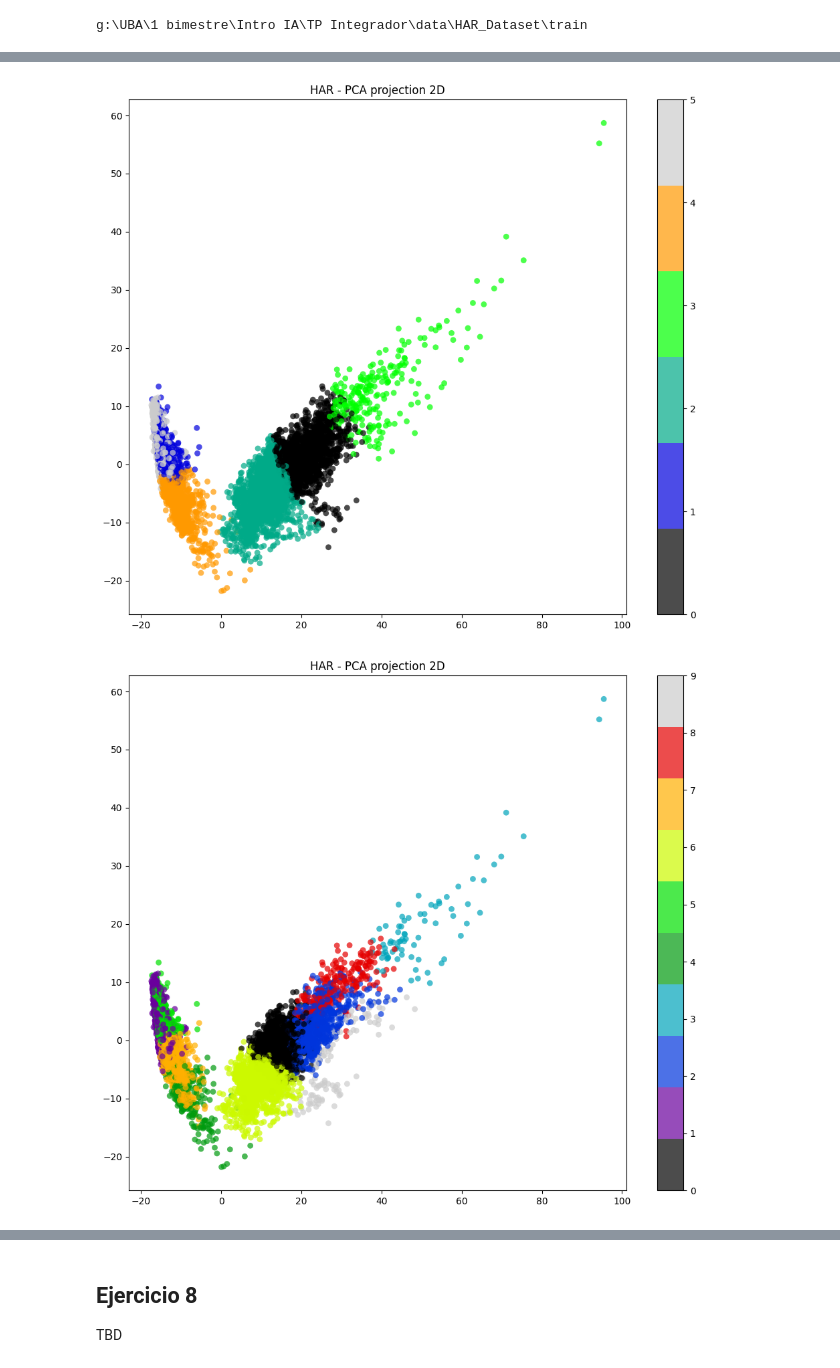
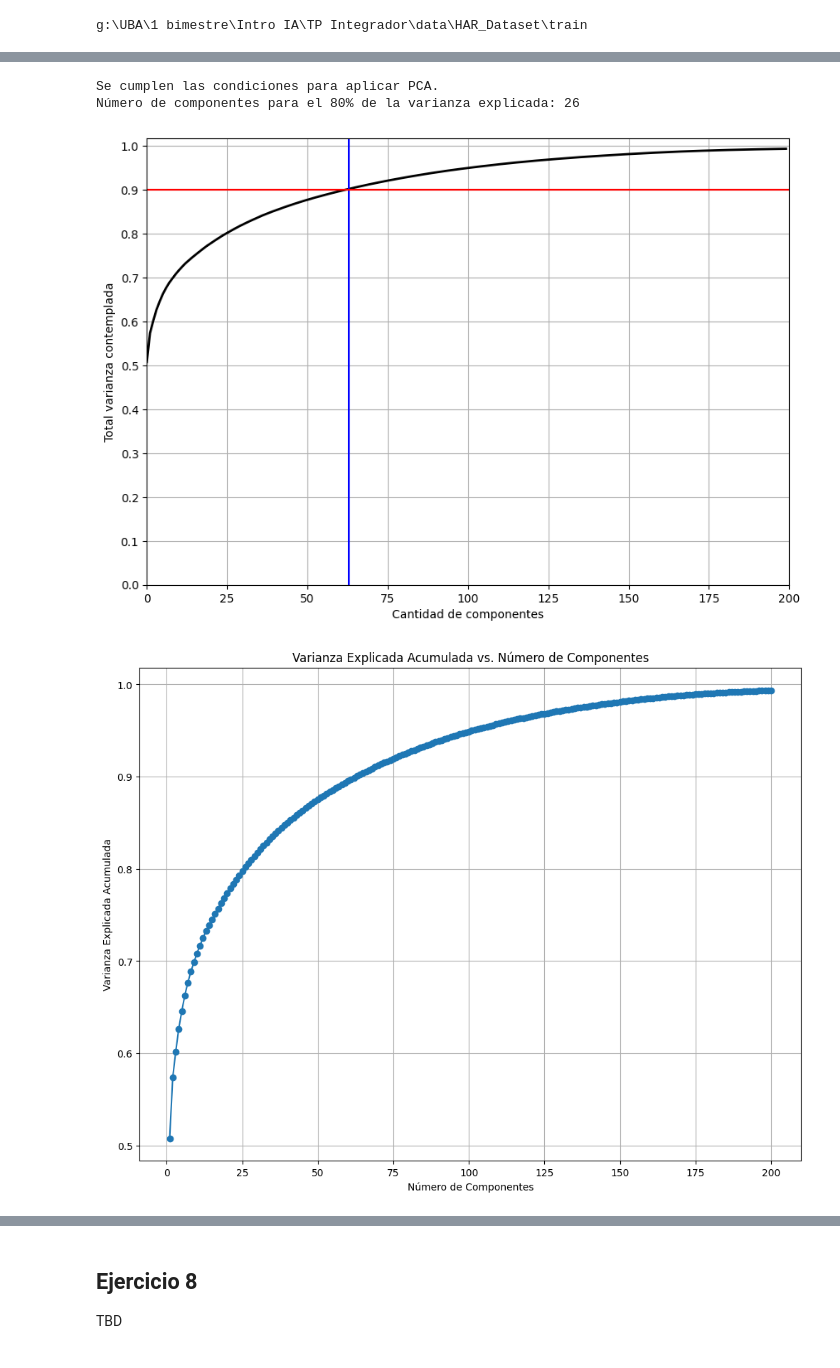
Before and after one commit to kchomontiel/TP-Integrador, a Jupyter notebook: TP_Integrador_Carlos_Montiel.ipynb, the cells around one changed output, grey strips where cells are left out. Saved outputs shown, nothing was run; the diff lists cells and outputs as text; code cells hidden in the pictures.

```diff
--- a/TP_Integrador_Carlos_Montiel.ipynb
+++ b/TP_Integrador_Carlos_Montiel.ipynb
@@ -401,21 +366,0 @@ cluster_labels = kmeans.labels_
-# %%
-# Graficamos los primeros dos componentes - clusters id
-plt.figure(figsize=(12,10))
-plt.scatter(X_pca[:, 0], X_pca[:, 1], c=cluster_labels, edgecolor='none', alpha=0.7, s=40, cmap=plt.cm.get_cmap('nipy_spectral', 6))
-plt.rcParams['axes.grid'] = False
-plt.colorbar()
-plt.title('HAR - PCA projection 2D');
-# %% [output]
-[figure, removed]
-# %%
-kmeans_move = KMeans(n_clusters=10, n_init=100, random_state=RANDOM_STATE)
-kmeans_move.fit(X_pca)
-cluster_labels_mov = kmeans_move.labels_
-# %%
-# Graficamos los primeros dos componentes - clusters id
-plt.figure(figsize=(12,10))
-plt.scatter(X_pca[:, 0], X_pca[:, 1], c=cluster_labels_mov, edgecolor='none', alpha=0.7, s=40, cmap=plt.cm.get_cmap('nipy_spectral', 10))
-plt.colorbar()
-plt.title('HAR - PCA projection 2D');
-# %% [output]
-[figure, removed]
@@ -421,0 +409,34 @@ plt.title('HAR - PCA projection 2D');
+# %%
+def validate_pca_conditions(X_train):
+    # Verificar el tipo de variables
+    if not np.issubdtype(X_train.dtype, np.number):
+        print("Error: Las variables no son numéricas.")
+        return False
+
+    # Revisar la escala de las variables
+    scales = np.std(X_train, axis=0)
+    if scales.min() < 1e-3:
+        print("Advertencia: Al menos una variable tiene una escala muy pequeña.")
+
+    # Evaluar la variabilidad en los datos
+    ranges = np.max(X_train, axis=0) - np.min(X_train, axis=0)
+    if ranges.min() < 1e-3:
+        print("Advertencia: Al menos una variable tiene poca variabilidad.")
+
+    # Considerar el tamaño del conjunto de datos
+    if len(X_train) < 10:
+        print("Error: El tamaño del conjunto de datos es demasiado pequeño.")
+        return False
+
+    return True
+# %%
+if validate_pca_conditions(X_train):
+    print("Se cumplen las condiciones para aplicar PCA.")
+    PCA_plot_metrics("HAR",X_train,200)
+else:
+    print("No se cumplen las condiciones para aplicar PCA.")
+# %% [output]
+Se cumplen las condiciones para aplicar PCA.
+Número de componentes para el 80% de la varianza explicada: 26
+[figure, added]
+[figure, added]
```
Also changed, not shown: parts of 13 cells of this notebook.
